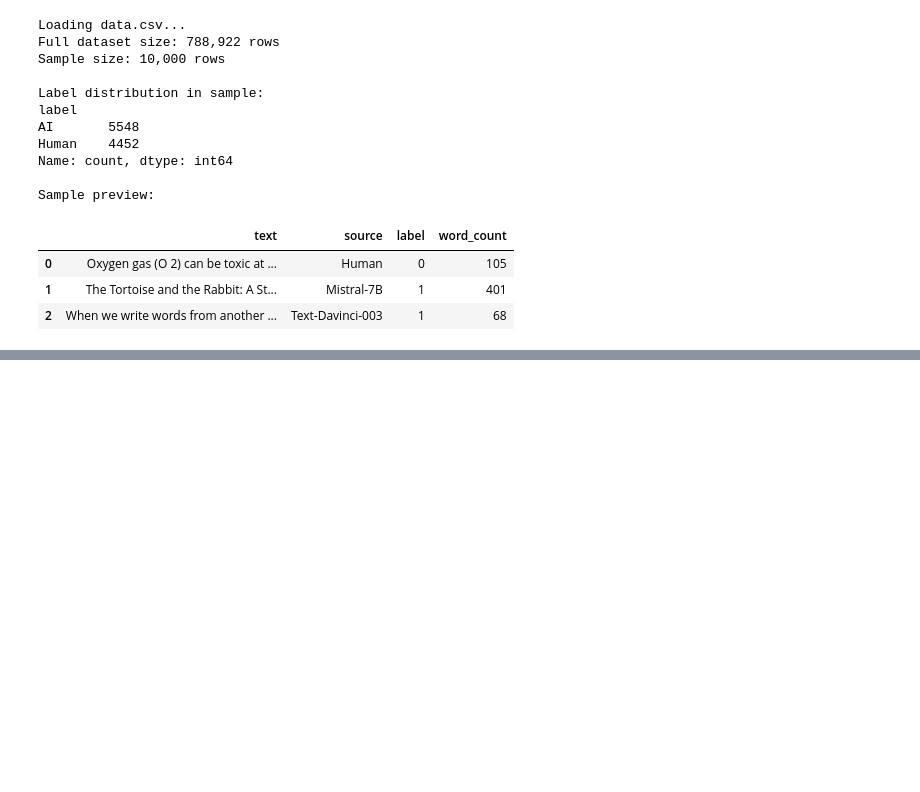
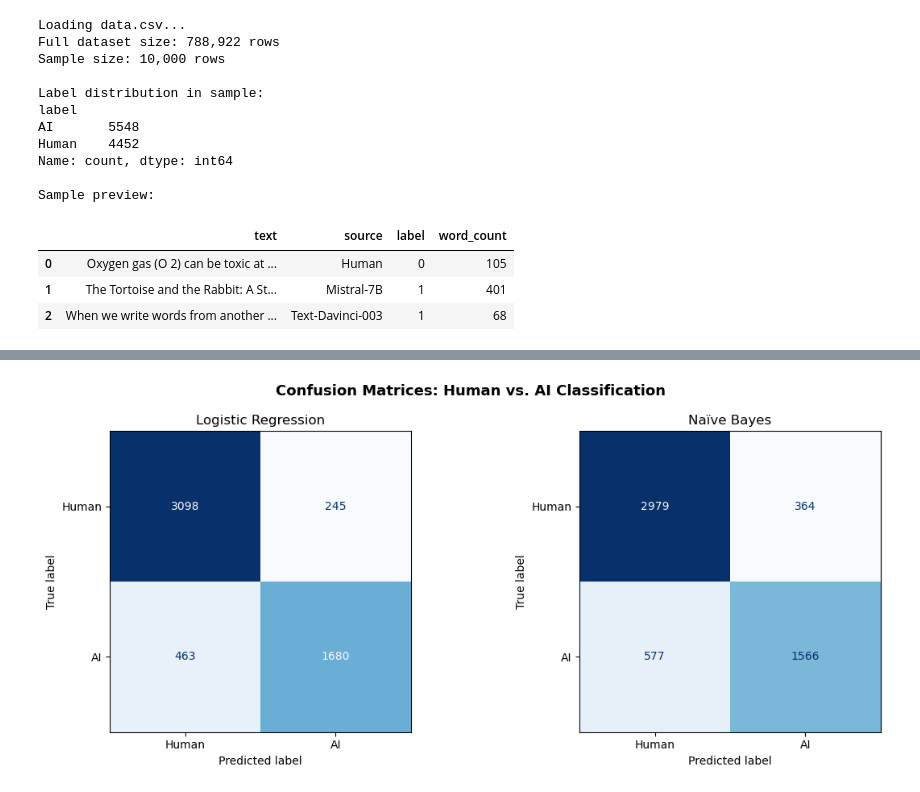
Before and after one commit to madisonmacdonald111/cultural-analytics-project-1, a Jupyter notebook: code/project-workflow.ipynb, the cells around one changed output, grey strips where cells are left out. Drawn from its saved outputs; the diff is of its cells as text; code cells hidden in the pictures; blank space fills up the shorter version.

Commit message:
workflow up to last topic modeling step

```diff
--- a/code/project-workflow.ipynb
+++ b/code/project-workflow.ipynb
@@ -146,0 +555,96 @@ Sample preview:
+# %%
+from sklearn.feature_extraction.text import TfidfVectorizer
+from sklearn.linear_model import LogisticRegression
+from sklearn.naive_bayes import MultinomialNB
+from sklearn.model_selection import train_test_split
+from sklearn.metrics import (classification_report, f1_score, ConfusionMatrixDisplay, confusion_matrix)
+
+# (Workflow 1): Vectorize Text with TF-IDF
+print("Vectorizing text with TF-IDF...")
+tfidf = TfidfVectorizer(
+    max_features = 10000,   # limits vocabulary to top 10k terms (efficiency)
+    min_df = 2,   # ignore words appearing in only 1 chunk (likely noise)
+    max_df = 0.95,    # ignore words in 95%+ of chunks (too common to be useful)
+    stop_words = 'english',
+    ngram_range = (1, 2)   # ngram_range=(1,2): include both single words AND two-word phrases
+)
+
+X = tfidf.fit_transform(chunks_s2['text'])
+y = chunks_s2['label']
+
+print(f"\t TF-IDF matrix shape: {X.shape}")
+print(f"\t Vocabulary size: {len(tfidf.vocabulary_):,} terms")
+
+# (Workflow 2): Train/Test Split
+X_train, X_test, y_train, y_test = train_test_split(
+    X, y,
+    test_size = 0.2,
+    random_state = RANDOM_SEED,
+    stratify = y    # ensures both Human and AI are proportionally represented in both training and test sets (fair evaluation)
+)
+
+print(f"\nTrain/Test Split:")
+print(f"\t Training chunks: {X_train.shape[0]:,}")
+print(f"\t Test chunks: {X_test.shape[0]:,}")
+print(f"\t Train label dist: {dict(y_train.value_counts().rename({0:'Human', 1:'AI'}))}")
+print(f"\t Test label dist: {dict(y_test.value_counts().rename({0:'Human', 1:'AI'}))}")
+
+# (Workflow 3): Train Classifiers
+
+# Model 1: Logistic Regression
+print("\nTraining Logistic Regression...")
+lr = LogisticRegression(max_iter=1000, random_state=RANDOM_SEED)    # max_iter=1000 ensures the optimizer converges on our large feature space
+lr.fit(X_train, y_train)
+y_pred_lr = lr.predict(X_test)
+
+# Model 2: Naive Bayes
+print("Training Naive Bayes...")
+nb = MultinomialNB()    # MultinomialNB is specifically designed for count/frequency features like TF-IDF
+nb.fit(X_train, y_train)
+y_pred_nb = nb.predict(X_test)
+
+# (Workflow 4): Evaluate: F1 Score & Classification Report
+print("===Classification Results===")
+for model_name, y_pred in [("Logistic Regression", y_pred_lr), ("Naïve Bayes", y_pred_nb)]:
+    f1_macro = f1_score(y_test, y_pred, average='macro')
+    f1_human = f1_score(y_test, y_pred, average=None)[0]
+    f1_ai = f1_score(y_test, y_pred, average=None)[1]
+
+    print(f"\n ---{model_name}---")
+    print(f"\t Macro F1: {f1_macro:.4f}")
+    print(f"\t F1 (Human): {f1_human:.4f}")
+    print(f"\t F1 (AI): {f1_ai:.4f}")
+    print(f"\n\t Full Classification Report:")
+    print(classification_report(y_test, y_pred, target_names=['Human', 'AI']))
+
+# (Workflow 5 - part 1): Interpret Results by visualizing with confusion matrices
+fig, axes = plt.subplots(1, 2, figsize=(12, 5))
+fig.suptitle('Confusion Matrices: Human vs. AI Classification', fontsize=13, fontweight='bold')
+
+for ax, y_pred, title in zip(axes, [y_pred_lr, y_pred_nb], ['Logistic Regression', 'Naïve Bayes']):
+    cm = confusion_matrix(y_test, y_pred)
+    disp = ConfusionMatrixDisplay(confusion_matrix=cm, display_labels=['Human', 'AI'])
+    disp.plot(ax=ax, colorbar=False, cmap='Blues')
+    ax.set_title(title)
+
+plt.tight_layout()
+plt.savefig('/Users/maddiemac/Desktop/INFO 230/cultural-analytics-project-1/figures/confusion_matrices')
+
+plt.show()
+
+# (Workflow 5 - part 2): Interpret Results through top predictive features (logistic regression)
+feature_names = tfidf.get_feature_names_out()
+coefs = lr.coef_[0]
+top_n = 15
+
+top_ai_idx = coefs.argsort()[-top_n:][::-1]
+top_human_idx = coefs.argsort()[:top_n]
+
+print("\n ---Top 15 Features Predictive of AI Writing---")
+for i in top_ai_idx:
+    print(f"\t {feature_names[i]:<30} coef: {coefs[i]:.4f}")
+
+print("\n ---Top 15 Features Predictive of Human Writing---")
+for i in top_human_idx:
+    print(f"\t {feature_names[i]:<30} coef: {coefs[i]:.4f}")
+# %% [output]
@@ -146,0 +668 @@ Sample preview:
+[figure, added]
```
Also changed, not shown: parts of 26 cells of this notebook.
